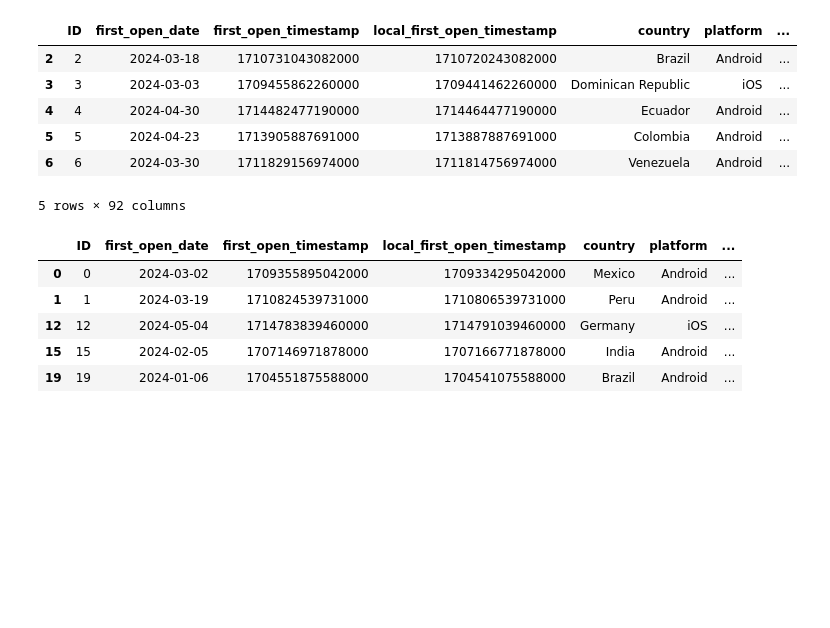
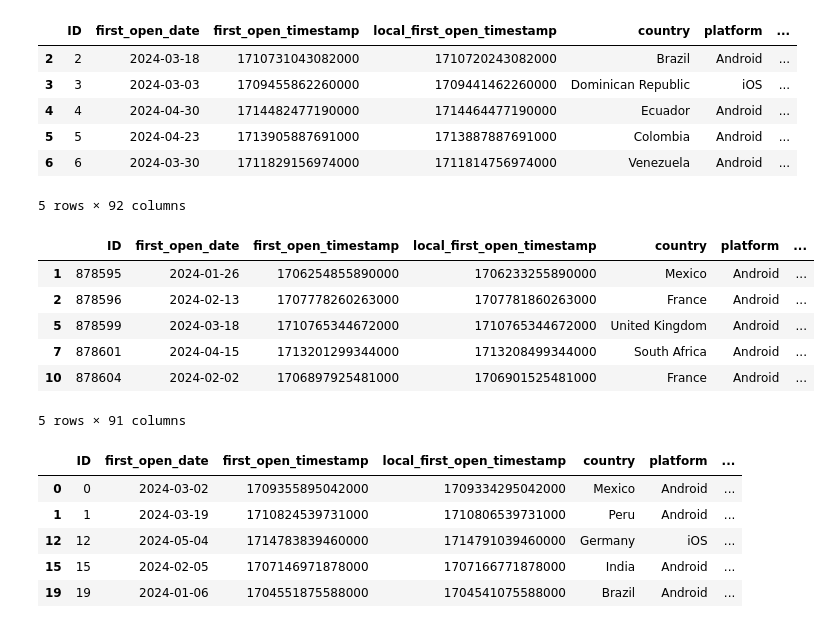
Before and after one commit to omerzzeybek9/Data-Analytics-Challange, a Jupyter notebook: DAG Kaggle/main.ipynb, the cells around one changed output. Cells and saved outputs as stored; diff of their text form; code cells hidden in the pictures; blank space fills up the shorter version.

```diff
--- a/DAG Kaggle/main.ipynb
+++ b/DAG Kaggle/main.ipynb
@@ -167,6 +233,8 @@ def count_retention_values(row):
 #8. günden sonra oynaması lazım 5 günden az oynamaması lazım
 
 df[['True_count', 'False_count']] = df.apply(count_retention_values, axis=1)
+# %%
+test_df[['True_count', 'False_count']] = test_df.apply(count_retention_values, axis=1)
 # %%
 def active_after_day8(row):
     return any(row[f"RetentionD{i}"] == True for i in range(8, 16))
@@ -176,10 +244,17 @@ def active_in_first_8_days(row):
 # %%
 df['Active after 8'] = df.apply(active_after_day8, axis=1)
 df['Active in first 8 days'] = df.apply(active_in_first_8_days, axis=1)
+# %%
+test_df['Active after 8'] = test_df.apply(active_after_day8, axis=1)
+test_df['Active in first 8 days'] = test_df.apply(active_in_first_8_days, axis=1)
 # %%
 filtered_df = df[(df['Active after 8'] == True) | ((df["Active after 8"] == False) & (df['Active in first 8 days'] == True))]
+# %%
+filtered_test_df = test_df[(test_df['Active after 8'] == True) | ((test_df["Active after 8"] == False) & (test_df['Active in first 8 days'] == True))]
 # %%
 excluded_df = df[~df['ID'].isin(filtered_df['ID'])]
+# %%
+excluded_test_df = test_df[~test_df['ID'].isin(filtered_test_df['ID'])]
 # %%
 df.head()
 # %% [output]
@@ -200,6 +275,16 @@ excluded_df.head()
 | 5 | 5 | 2024-04-23 | 1713905887691000 | 1713887887691000 | Colombia | Android | ... |
 | 6 | 6 | 2024-03-30 | 1711829156974000 | 1711814756974000 | Venezuela | Android | ... |
 5 rows × 92 columns
+# %%
+excluded_test_df.head()
+# %% [output]
+|  | ID | first_open_date | first_open_timestamp | local_first_open_timestamp | country | platform | ... |
+| 1 | 878595 | 2024-01-26 | 1706254855890000 | 1706233255890000 | Mexico | Android | ... |
+| 2 | 878596 | 2024-02-13 | 1707778260263000 | 1707781860263000 | France | Android | ... |
+| 5 | 878599 | 2024-03-18 | 1710765344672000 | 1710765344672000 | United Kingdom | Android | ... |
+| 7 | 878601 | 2024-04-15 | 1713201299344000 | 1713208499344000 | South Africa | Android | ... |
+| 10 | 878604 | 2024-02-02 | 1706897925481000 | 1706901525481000 | France | Android | ... |
+5 rows × 91 columns
 # %%
 filtered_df.head()
 # %% [output]
```
Also changed, not shown: parts of 39 cells of this notebook.
